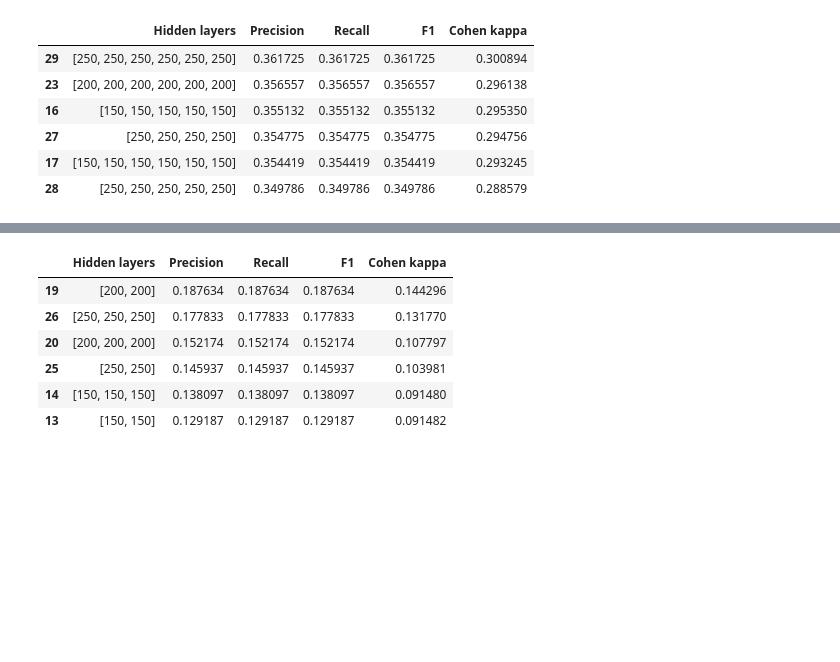
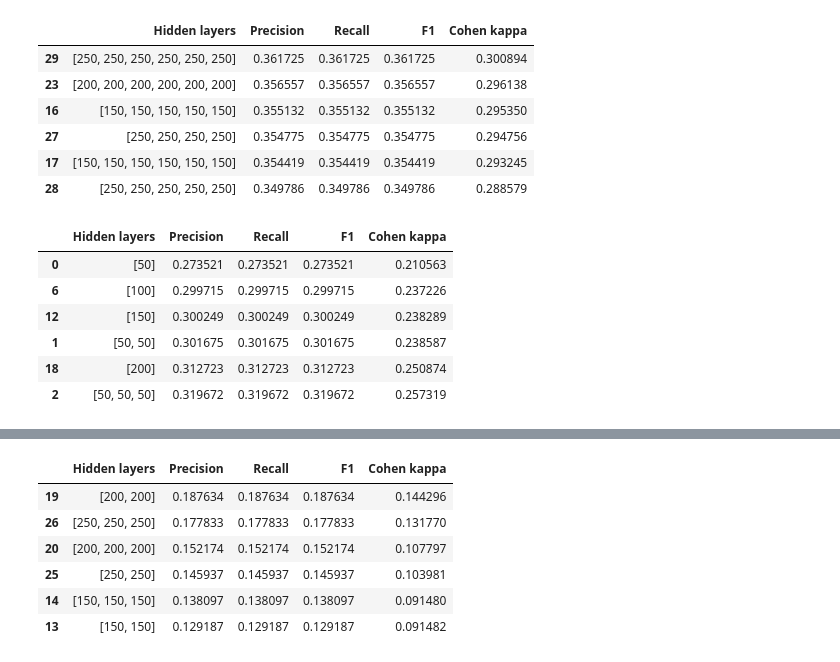
Before and after one commit to Rumoa/Optional_tensorflow, a Jupyter notebook: data_wrangling.ipynb, the cells around one changed output, grey strips where cells are left out. Saved outputs shown, nothing was run; the diff lists cells and outputs as text; code cells hidden in the pictures; blank space fills up the shorter version.

```diff
--- a/data_wrangling.ipynb
+++ b/data_wrangling.ipynb
@@ -157,6 +90,6 @@ prueba.sort_values("Recall", ascending=False).head(6)
 # %%
-prueba = ReadAndCreate("results_smote_joblib")
-prueba.sort_values("Recall", ascending=False).head(6)
+results_data = ReadAndCreate("results_smote_joblib")
+results_data.sort_values("Precision", ascending=False).head(6)
 # %% [output]
 |  | Hidden layers | Precision | Recall | F1 | Cohen kappa |
 | 29 | [250, 250, 250, 250, 250, 250] | 0.361725 | 0.361725 | 0.361725 | 0.300894 |
@@ -165,3 +98,13 @@ prueba.sort_values("Recall", ascending=False).head(6)
 | 27 | [250, 250, 250, 250] | 0.354775 | 0.354775 | 0.354775 | 0.294756 |
 | 17 | [150, 150, 150, 150, 150, 150] | 0.354419 | 0.354419 | 0.354419 | 0.293245 |
 | 28 | [250, 250, 250, 250, 250] | 0.349786 | 0.349786 | 0.349786 | 0.288579 |
+# %%
+results_data.sort_values("Precision", ascending=True).head(6)
+# %% [output]
+|  | Hidden layers | Precision | Recall | F1 | Cohen kappa |
+| 0 | [50] | 0.273521 | 0.273521 | 0.273521 | 0.210563 |
+| 6 | [100] | 0.299715 | 0.299715 | 0.299715 | 0.237226 |
+| 12 | [150] | 0.300249 | 0.300249 | 0.300249 | 0.238289 |
+| 1 | [50, 50] | 0.301675 | 0.301675 | 0.301675 | 0.238587 |
+| 18 | [200] | 0.312723 | 0.312723 | 0.312723 | 0.250874 |
+| 2 | [50, 50, 50] | 0.319672 | 0.319672 | 0.319672 | 0.257319 |
```
Also changed, not shown: parts of 44 cells of this notebook, 3 other files.
